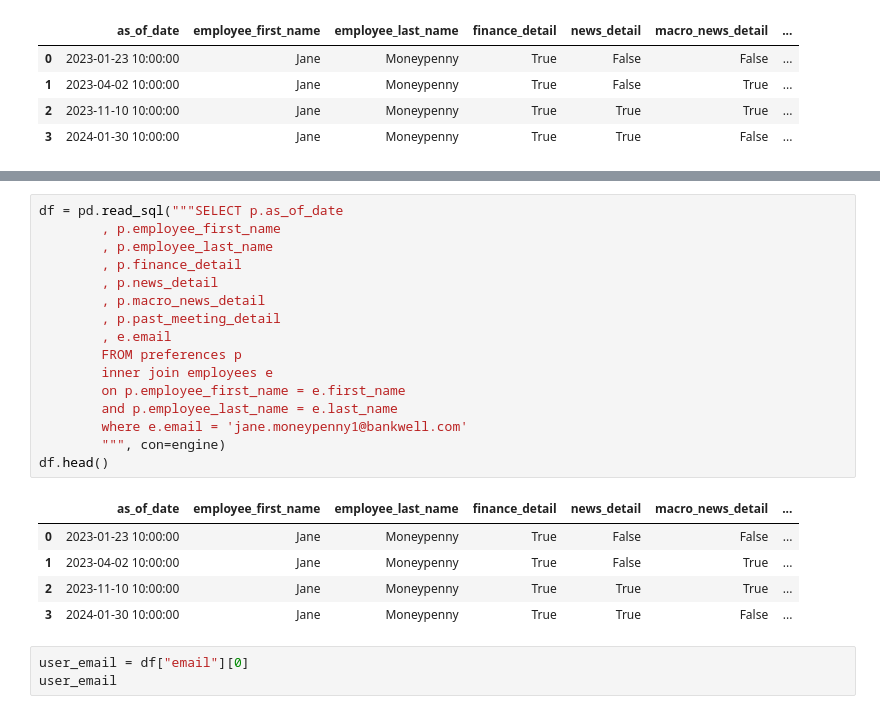
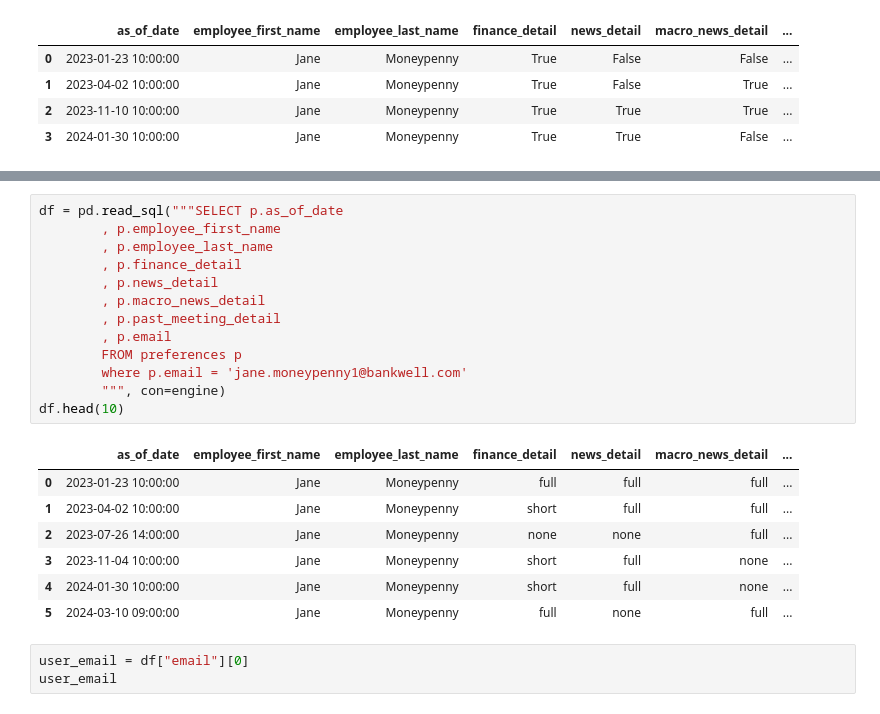
Before and after one commit to ConvoAI-Capstone-SpSu2025/currensee, a Jupyter notebook: notebooks/1.0-data_loading/preference_data_testing_nb.ipynb, the cells around one changed output, grey strips where cells are left out. Drawn from its saved outputs; the diff is of its cells as text.

```diff
--- a/notebooks/1.0-data_loading/preference_data_testing_nb.ipynb
+++ b/notebooks/1.0-data_loading/preference_data_testing_nb.ipynb
@@ -62,25 +62,24 @@ df.head()
 # %%
 df = pd.read_sql("""SELECT p.as_of_date
         , p.employee_first_name
         , p.employee_last_name
         , p.finance_detail
         , p.news_detail
         , p.macro_news_detail
         , p.past_meeting_detail
-        , e.email
+        , p.email
         FROM preferences p
-        inner join employees e
-        on p.employee_first_name = e.first_name
-        and p.employee_last_name = e.last_name
-        where e.email = 'jane.moneypenny1@bankwell.com'
+        where p.email = 'jane.moneypenny1@bankwell.com'
         """, con=engine)
-df.head()
+df.head(10)
 # %% [output]
 |  | as_of_date | employee_first_name | employee_last_name | finance_detail | news_detail | macro_news_detail | ... |
-| 0 | 2023-01-23 10:00:00 | Jane | Moneypenny | True | False | False | ... |
-| 1 | 2023-04-02 10:00:00 | Jane | Moneypenny | True | False | True | ... |
-| 2 | 2023-11-10 10:00:00 | Jane | Moneypenny | True | True | True | ... |
-| 3 | 2024-01-30 10:00:00 | Jane | Moneypenny | True | True | False | ... |
+| 0 | 2023-01-23 10:00:00 | Jane | Moneypenny | full | full | full | ... |
+| 1 | 2023-04-02 10:00:00 | Jane | Moneypenny | short | full | full | ... |
+| 2 | 2023-07-26 14:00:00 | Jane | Moneypenny | none | none | full | ... |
+| 3 | 2023-11-04 10:00:00 | Jane | Moneypenny | short | full | none | ... |
+| 4 | 2024-01-30 10:00:00 | Jane | Moneypenny | short | full | none | ... |
+| 5 | 2024-03-10 09:00:00 | Jane | Moneypenny | full | none | full | ... |
 # %%
 user_email = df["email"][0]
 user_email
```
Also changed, not shown: parts of 5 cells of this notebook, 10 other files.
